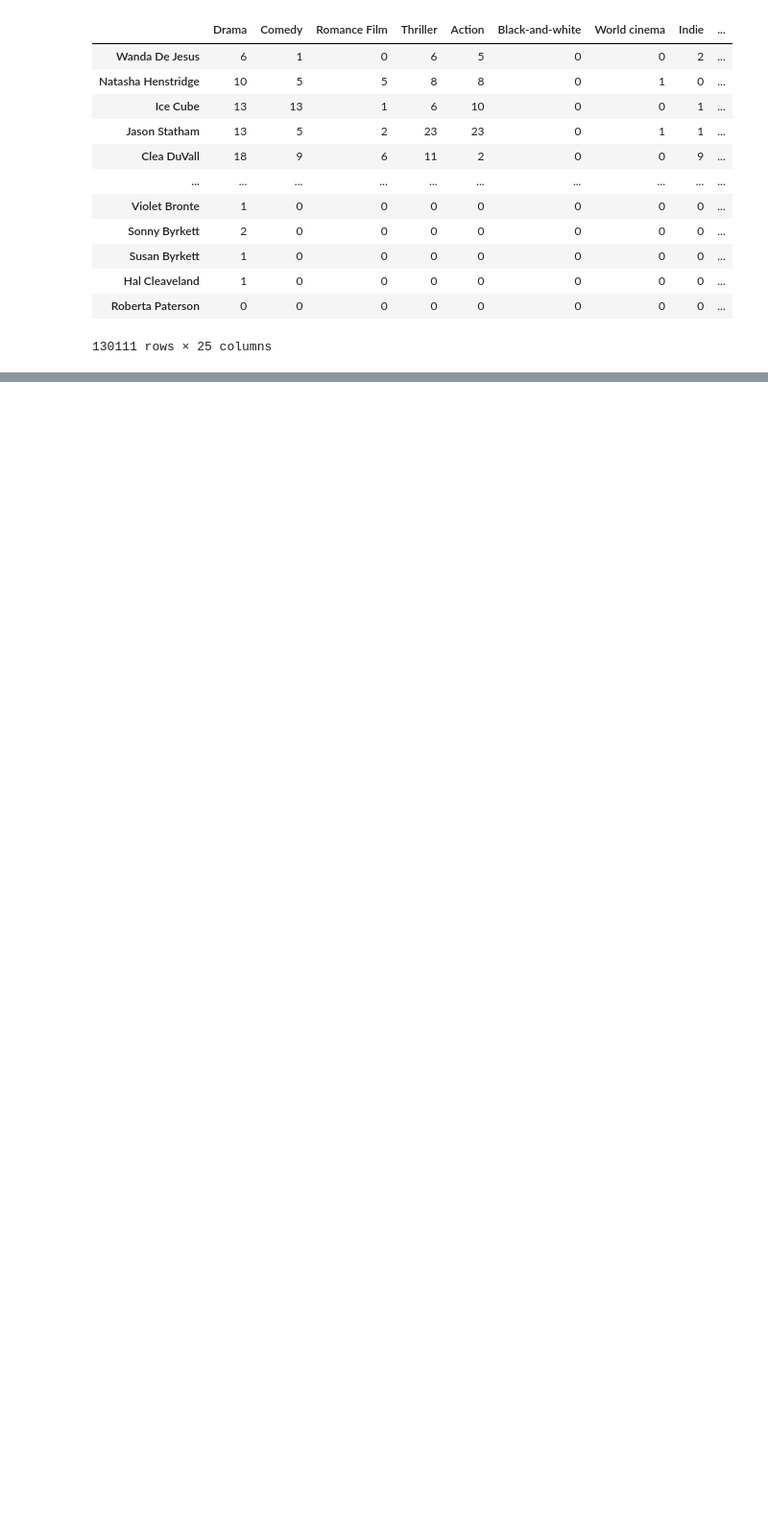
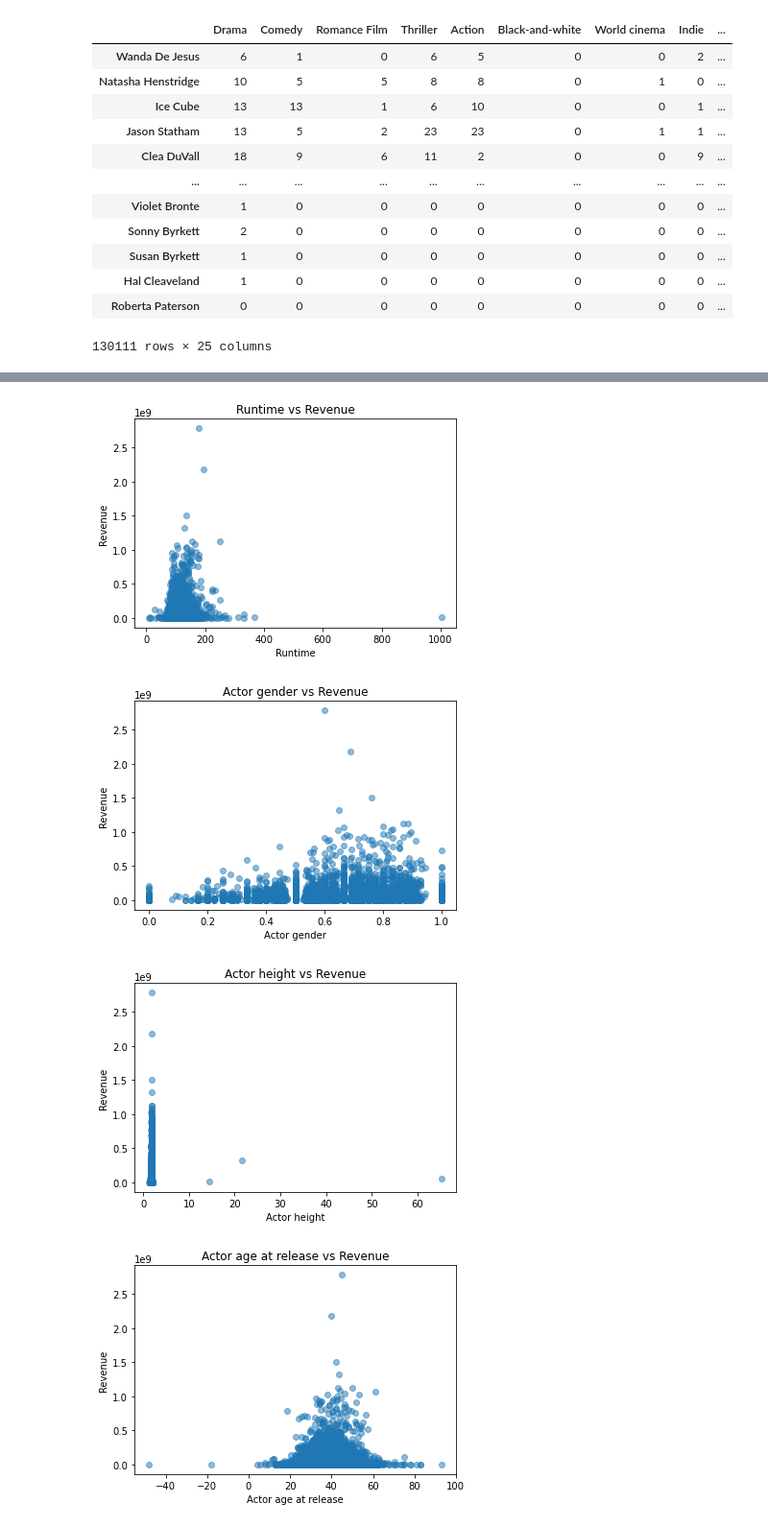
Before and after one commit to epfl-ada/ada-2023-project-fauttrouverunnompourada, a Jupyter notebook: main.ipynb, the cells around one changed output, grey strips where cells are left out. Shown at 96% size. Cells and saved outputs as stored; diff of their text form; code cells hidden in the pictures; blank space fills up the shorter version.

```diff
--- a/main.ipynb
+++ b/main.ipynb
@@ -197,0 +383,18 @@ actor_genre_counts_df
+# %%
+def scatter_plot(data, x_variable, y_variable):
+    plt.figure(figsize=(6, 4))
+    plt.scatter(data[x_variable], data[y_variable], alpha=0.5)
+    plt.xlabel(x_variable)
+    plt.ylabel(y_variable)
+    plt.title(f"{x_variable} vs {y_variable}")
+    plt.show()
+
+variables_to_plot = ['Runtime', 'Actor gender', 'Actor height', 'Actor age at release']
+
+for variable in variables_to_plot:
+    scatter_plot(merged_df, variable, "Revenue")
+# %% [output]
+[figure, added]
+[figure, added]
+[figure, added]
+[figure, added]
```
Also changed, not shown: parts of 30 cells of this notebook.
